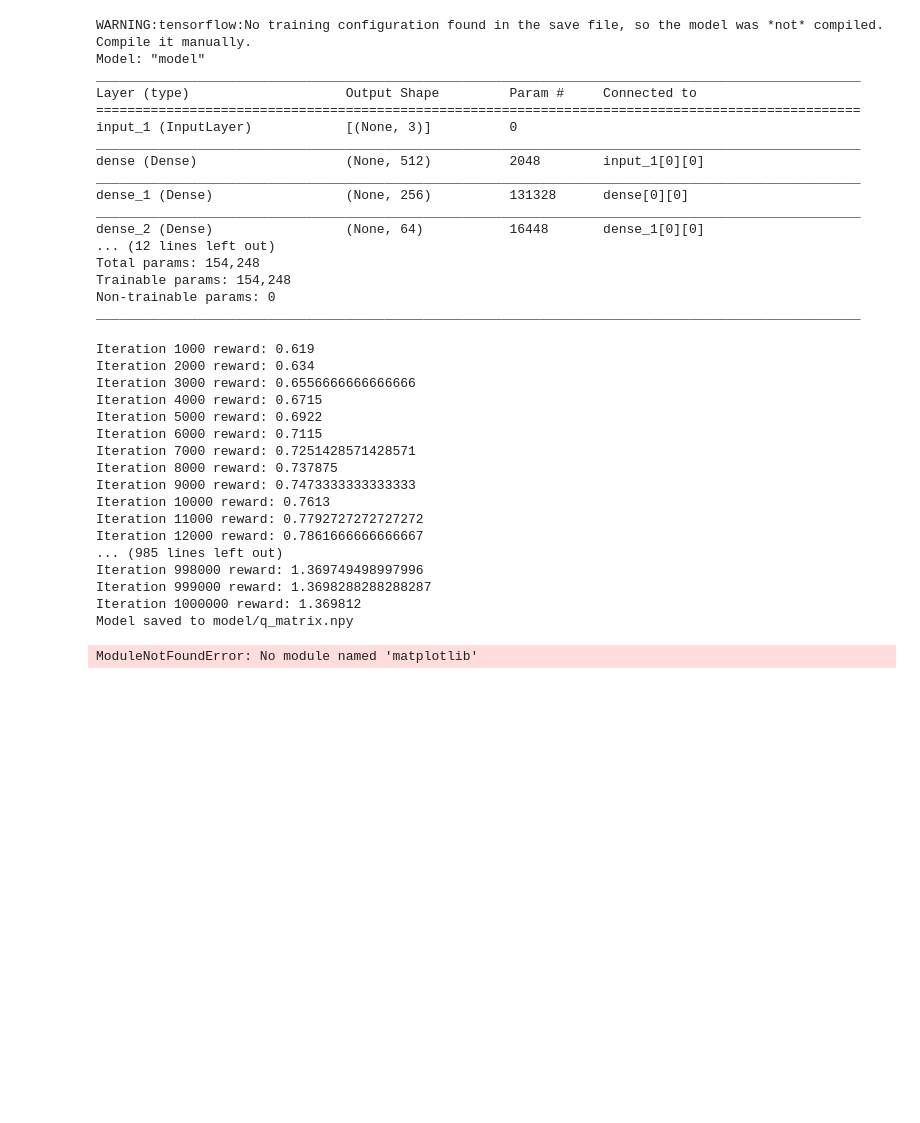
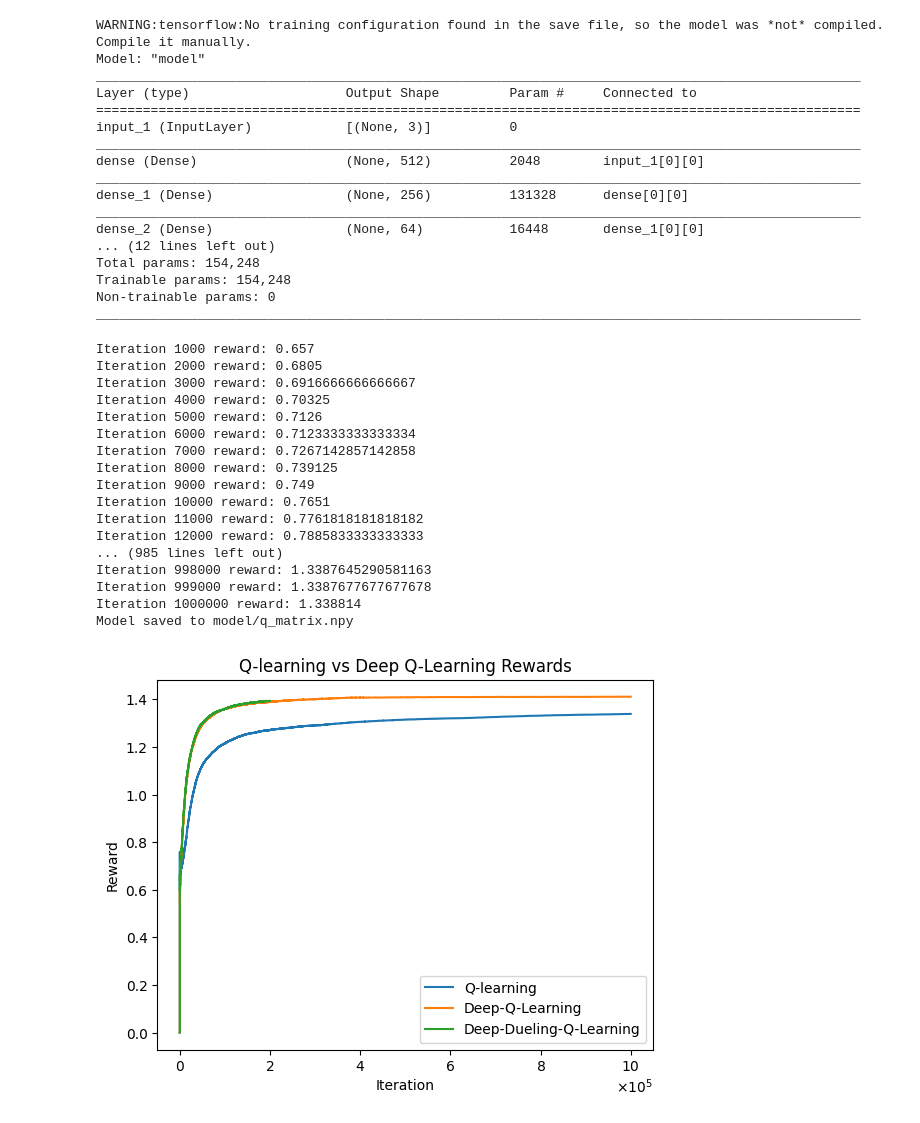
Before and after one commit to dunghoangtrung125/graduation_thesis, a Jupyter notebook: drl_sample/traning.ipynb, the cells around one changed output. Cells and saved outputs as stored; diff of their text form; code cells hidden in the pictures; blank space fills up the shorter version.

```diff
--- a/drl_sample/traning.ipynb
+++ b/drl_sample/traning.ipynb
@@ -88,41 +74,47 @@ Trainable params: 154,248
 Non-trainable params: 0
 __________________________________________________________________________________________________
 # %%
+import numpy as np
+
 from q_learning_agent import QLearningAgent
 q_learning_agent = QLearningAgent()
 q_learning_agent.learning()
+np.save('model/q_learning_rewards.npy', q_learning_agent.rewards)
 # %% [output]
-Iteration 1000 reward: 0.619
-Iteration 2000 reward: 0.634
-Iteration 3000 reward: 0.6556666666666666
-Iteration 4000 reward: 0.6715
-Iteration 5000 reward: 0.6922
-Iteration 6000 reward: 0.7115
-Iteration 7000 reward: 0.7251428571428571
-Iteration 8000 reward: 0.737875
-Iteration 9000 reward: 0.7473333333333333
-Iteration 10000 reward: 0.7613
-Iteration 11000 reward: 0.7792727272727272
-Iteration 12000 reward: 0.7861666666666667
+Iteration 1000 reward: 0.657
+Iteration 2000 reward: 0.6805
+Iteration 3000 reward: 0.6916666666666667
+Iteration 4000 reward: 0.70325
+Iteration 5000 reward: 0.7126
+Iteration 6000 reward: 0.7123333333333334
+Iteration 7000 reward: 0.7267142857142858
+Iteration 8000 reward: 0.739125
+Iteration 9000 reward: 0.749
+Iteration 10000 reward: 0.7651
+Iteration 11000 reward: 0.7761818181818182
+Iteration 12000 reward: 0.7885833333333333
 ... (985 lines left out)
-Iteration 998000 reward: 1.369749498997996
-Iteration 999000 reward: 1.3698288288288287
-Iteration 1000000 reward: 1.369812
+Iteration 998000 reward: 1.3387645290581163
+Iteration 999000 reward: 1.3387677677677678
+Iteration 1000000 reward: 1.338814
 Model saved to model/q_matrix.npy
 # %%
 import matplotlib.pyplot as plt
 from matplotlib.ticker import ScalarFormatter
 
-plt.plot(q_learning_agent.rewards)
+q_learning_rewards = np.load('model/q_learning_rewards.npy')
+dqn_rewards = np.load('model/dqn.npy')
+ddqn_rewards = np.load('model/ddqn.npy')
+
+plt.plot(q_learning_rewards, label='Q-learning')
+plt.plot(dqn_rewards, label='Deep-Q-Learning')
+plt.plot(ddqn_rewards, label='Deep-Dueling-Q-Learning')
 plt.xlabel('Iteration')
 plt.ylabel('Reward')
-plt.title('Q-learning Reward vs Iteration')
+plt.title('Q-learning vs Deep Q-Learning Rewards')
 plt.gca().xaxis.set_major_formatter(ScalarFormatter(useMathText=True))
 plt.ticklabel_format(style='sci', axis='x', scilimits=(5, 5))  # Set x-axis labels in millions
 plt.legend()
-
-
-plt.plot(deep_q_model.rewards)
 plt.show()
 # %% [output]
-ModuleNotFoundError: No module named 'matplotlib'
+[figure, added]
```
Also changed, not shown: parts of 4 cells of this notebook, 10 other files.
